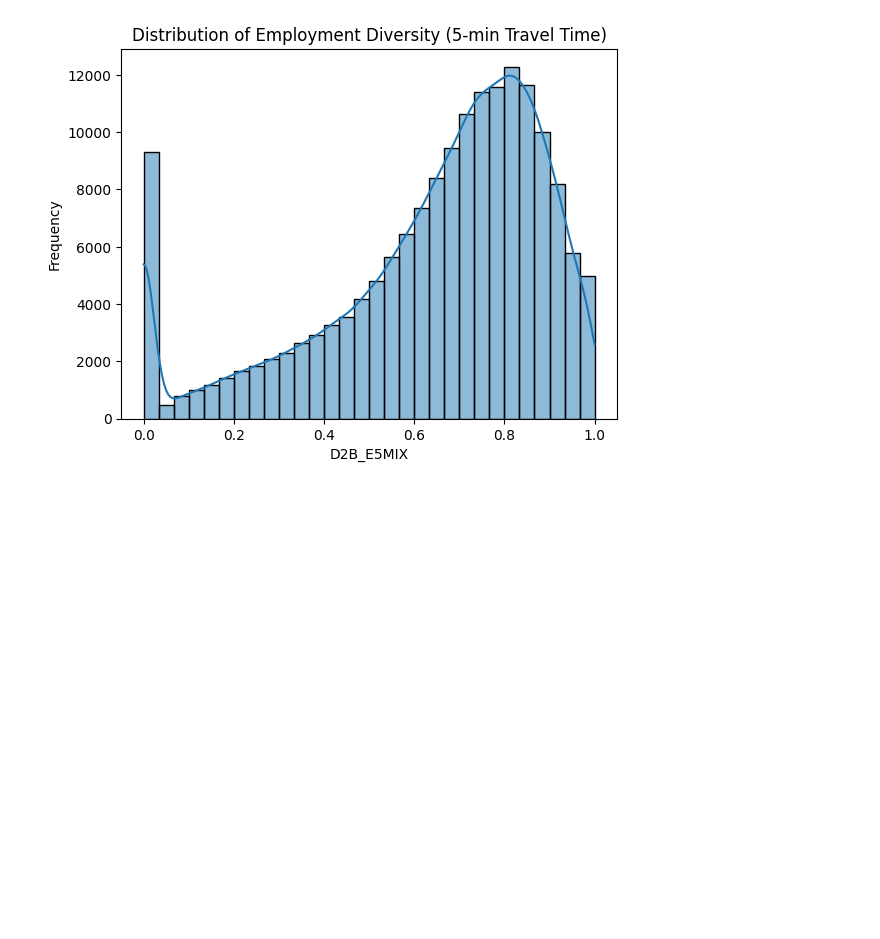
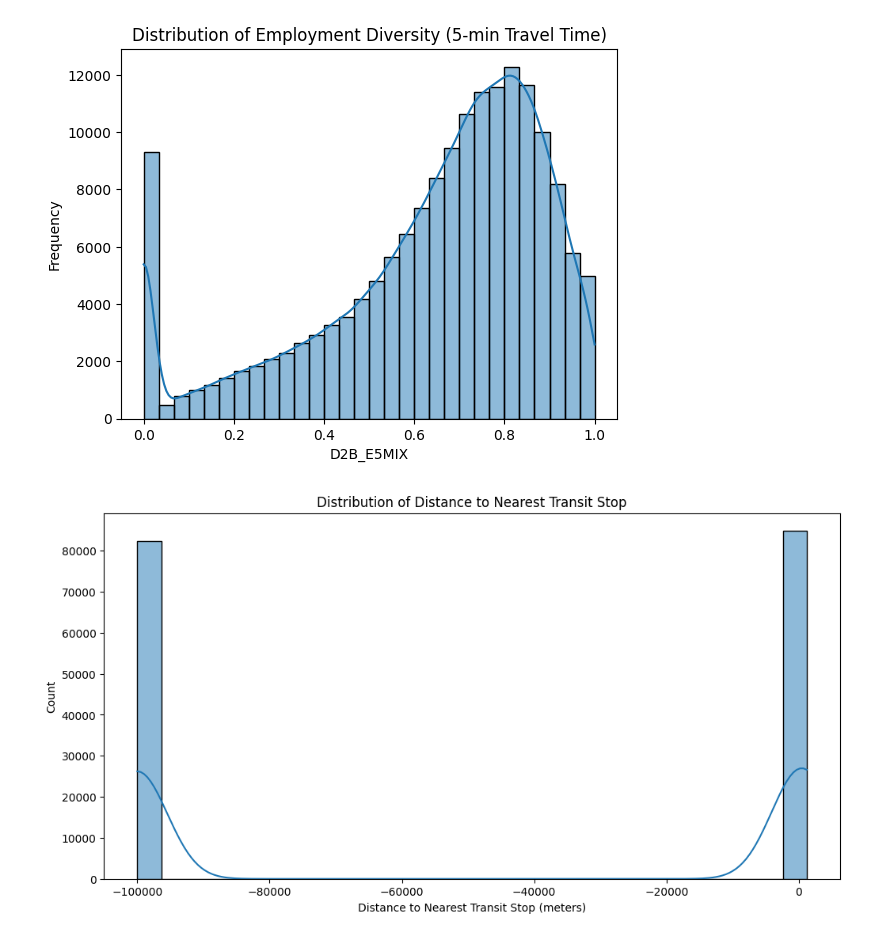
Before and after one commit to ARYAA98/Smart_Location_Database_Analysis, a Jupyter notebook: SmartLocation_Database_Analysis.ipynb, the cells around one changed output. Saved outputs shown, nothing was run; the diff lists cells and outputs as text; code cells hidden in the pictures; blank space fills up the shorter version.

```diff
--- a/SmartLocation_Database_Analysis.ipynb
+++ b/SmartLocation_Database_Analysis.ipynb
@@ -241,3 +241,12 @@ plt.ylabel('Frequency')
 plt.show()
 # %% [output]
 [figure]
+# %%
+# Transit Accessibility
+plt.figure(figsize=(12, 6))
+sns.histplot(Smart_location_df['D4A'], kde=True)
+plt.xlabel('Distance to Nearest Transit Stop (meters)')
+plt.title('Distribution of Distance to Nearest Transit Stop')
+plt.show()
+# %% [output]
+[figure, added]
```
Also changed, not shown: parts of 3 cells of this notebook.
